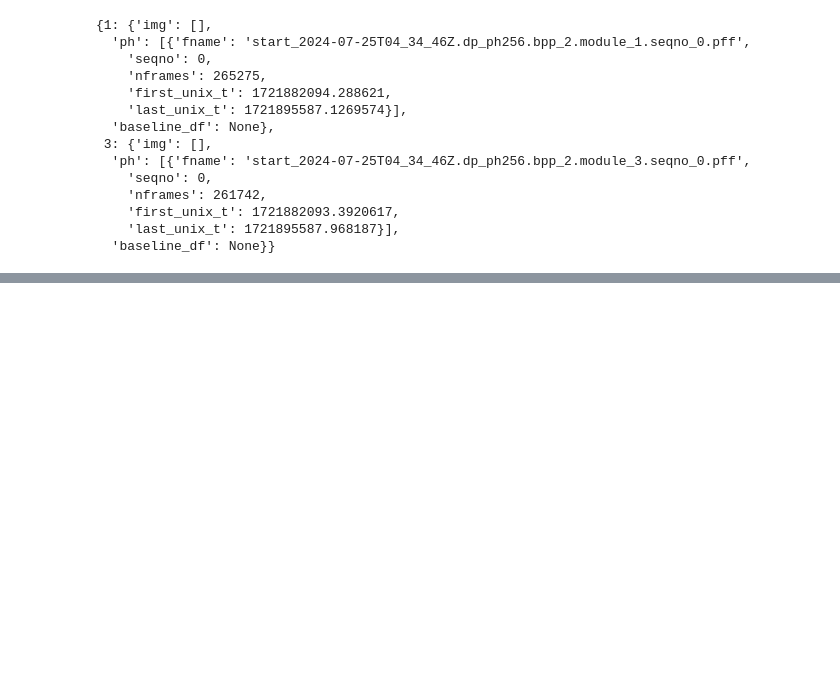
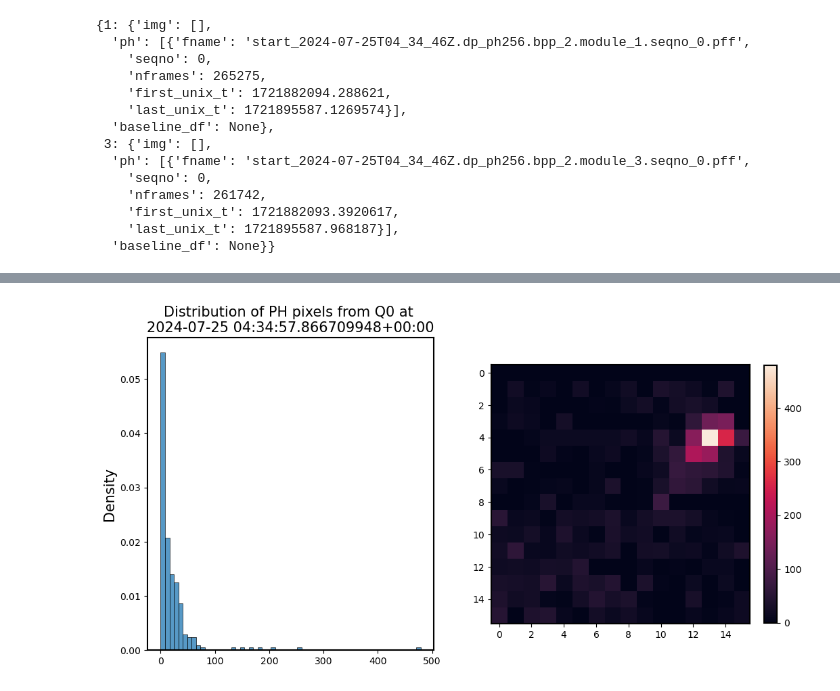
Before and after one commit to panoseti/panoseti, a Jupyter notebook: cloud-detection/anomaly_detection/ph_eda.ipynb, the cells around one changed output, grey strips where cells are left out. Drawn from its saved outputs; the diff is of its cells as text; code cells hidden in the pictures; blank space fills up the shorter version.

Commit message:
anomaly_detection: implement dataset interface for pulse height data from a single observing run.

```diff
--- a/cloud-detection/anomaly_detection/ph_eda.ipynb
+++ b/cloud-detection/anomaly_detection/ph_eda.ipynb
@@ -207,0 +272,17 @@ class PulseHeightAnomalyDetectionTrain(torch.utils.data.Dataset):
+# %%
+ph_dataset = PulseHeightDataset(ph_dataset_config, log_level=31)
+# %%
+ph_data = ph_dataset[0]
+header_metadata = ph_data['meta']
+ph_img_clean = ph_data['img']
+max_pixel_val = ph_data['max_pixel_val']
+
+assert ph_img_clean is not None
+
+f, axs = plt.subplots(1, 2, figsize=(12, 6))
+plot_ph_img(ph_img_clean, max_pixel_val, ax=axs[1])
+plot_ph_pixel_dist(ph_img_clean, max_pixel_val, ax=axs[0])
+
+plt.show()
+# %% [output]
+[figure, added]
```
Also changed, not shown: parts of 4 cells of this notebook, 1 other file.
